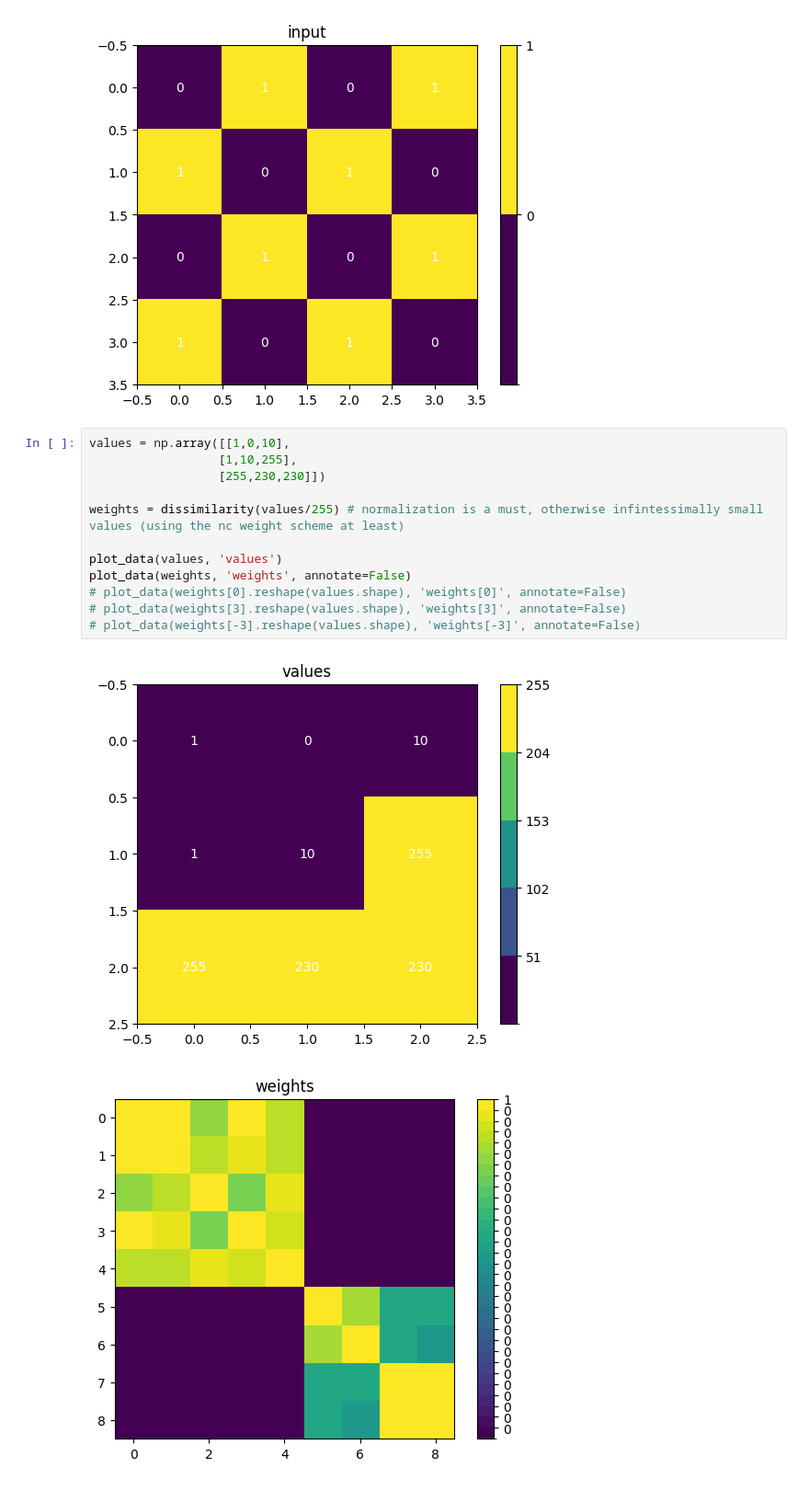
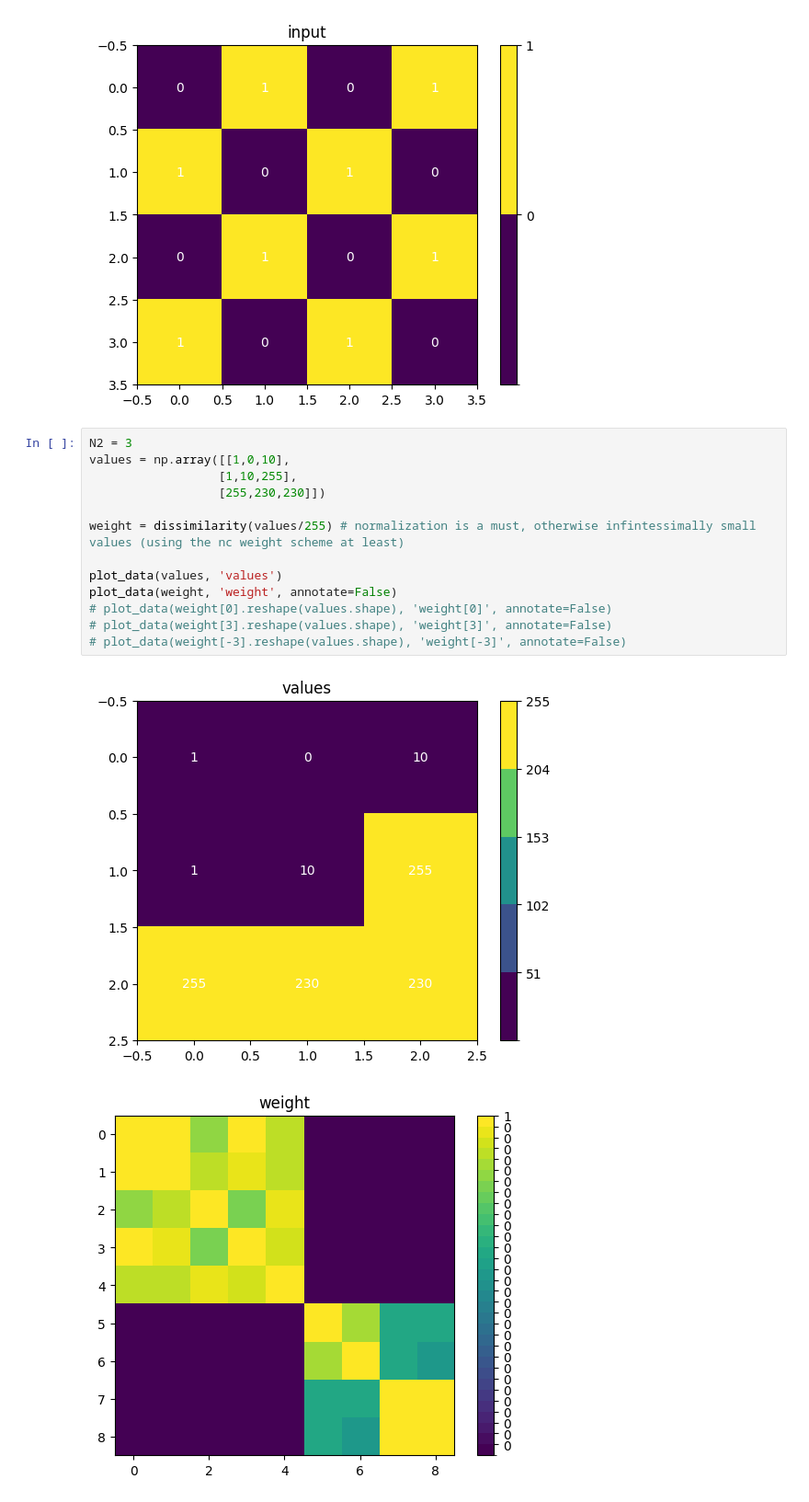
Before and after one commit to garthwales/DDN-NC, a Jupyter notebook: dev/matrix.ipynb, the cells around one changed output. Shown at 92% size. Cells and saved outputs as stored; diff of their text form.

```diff
--- a/dev/matrix.ipynb
+++ b/dev/matrix.ipynb
@@ -52,17 +52,18 @@ plot_data(alternating, "input")
 [figure]
 [figure]
 # %%
+N2 = 3
 values = np.array([[1,0,10],
                   [1,10,255],
                   [255,230,230]])
 
-weights = dissimilarity(values/255) # normalization is a must, otherwise infintessimally small values (using the nc weight scheme at least)
+weight = dissimilarity(values/255) # normalization is a must, otherwise infintessimally small values (using the nc weight scheme at least)
 
 plot_data(values, 'values')
-plot_data(weights, 'weights', annotate=False)
-# plot_data(weights[0].reshape(values.shape), 'weights[0]', annotate=False)
-# plot_data(weights[3].reshape(values.shape), 'weights[3]', annotate=False)
-# plot_data(weights[-3].reshape(values.shape), 'weights[-3]', annotate=False)
+plot_data(weight, 'weight', annotate=False)
+# plot_data(weight[0].reshape(values.shape), 'weight[0]', annotate=False)
+# plot_data(weight[3].reshape(values.shape), 'weight[3]', annotate=False)
+# plot_data(weight[-3].reshape(values.shape), 'weight[-3]', annotate=False)
 # %% [output]
 [figure]
-[figure, old version]
+[figure, new version]
```
Also changed, not shown: parts of 6 cells of this notebook.
